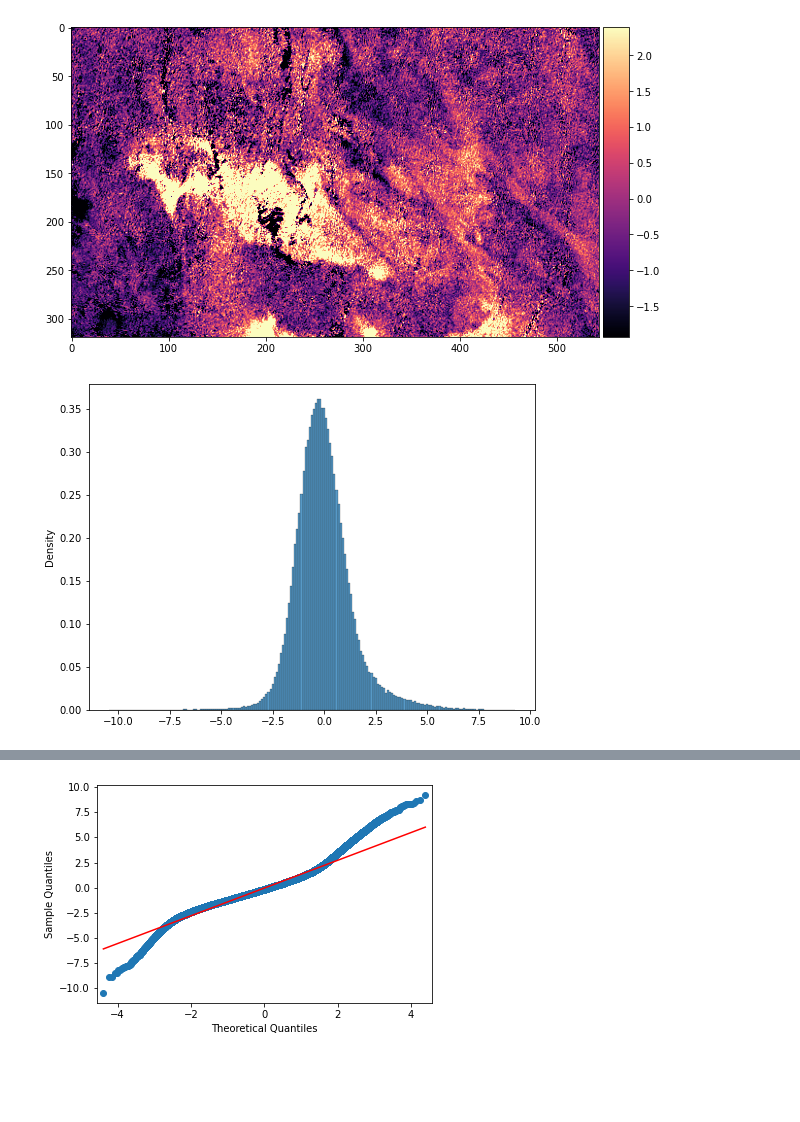
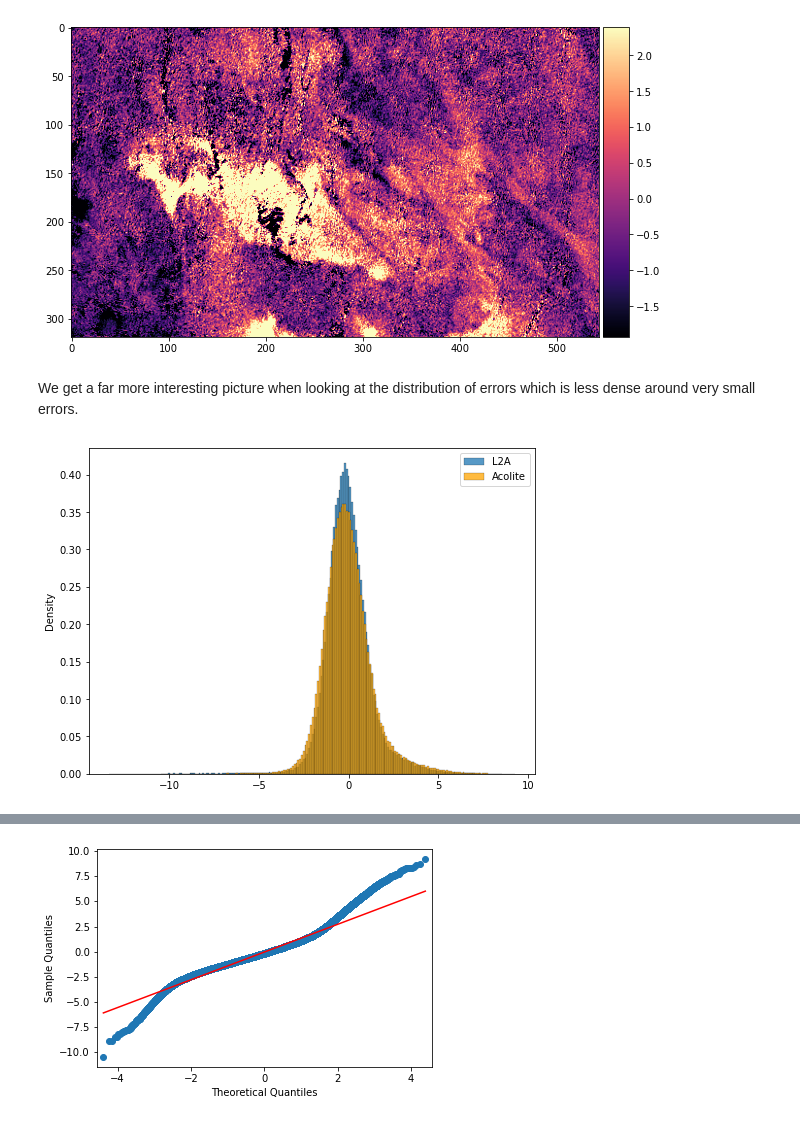
Before and after one commit to WalternativE/evaluation-preprocessing-methods-sentinel2-ml-based-bathymetry-estimation, a Jupyter notebook: notebooks/07__stumpf_log_regression_puerto_rico.ipynb, the cells around one changed output, grey strips where cells are left out. Drawn from its saved outputs; the diff is of its cells as text; code cells hidden in the pictures; blank space fills up the shorter version.

```diff
--- a/notebooks/07__stumpf_log_regression_puerto_rico.ipynb
+++ b/notebooks/07__stumpf_log_regression_puerto_rico.ipynb
@@ -251,13 +268,0 @@ np.sqrt(mean_squared_error(y_train, ypred))
-# %%
-mask_complete_single_band = np.squeeze(train_test_eop[(FeatureType.MASK_TIMELESS, 'bathy_data_mask')], axis=-1)
-_, y_all = get_X_y_for_split(
-    train_test_eop,
-    split_type=SplitType.All,
-    data_feature=(FeatureType.DATA, f'{acolite_product}_data'),
-    label_feature=(FeatureType.DATA_TIMELESS, 'bathy_data'),
-)
-X_all = get_stumpf_log_ratio(train_test_eop, (FeatureType.DATA, f'{acolite_product}_data'), mask_complete_single_band)
-
-acolite_sdb_estimation_values, acolite_sdb_estimation_map = create_sdb_estimation(train_test_eop, reg, X_all)
-eolx.visualization.plot_ndarray_band(acolite_sdb_estimation_map, cmap='viridis')
-plt.show()
@@ -269,10 +274,16 @@ eolx.visualization.plot_ndarray_band(acolite_sdb_errors, cmap='magma')
 plt.show()
 # %% [output]
 [figure]
+# %% [markdown]
+We get a far more interesting picture when looking at the distribution of errors which is less dense around very small errors.
 # %%
 fig, ax = plt.subplots(figsize=(8, 6))
 acolite_sdb_residuals = acolite_sdb_estimation_values - y_all
-sns.histplot(acolite_sdb_residuals, binwidth=0.1, stat='density', ax=ax)
+
+sns.histplot(l2a_sdb_residuals, binwidth=0.1, label='L2A', stat='density', ax=ax)
+sns.histplot(acolite_sdb_residuals, binwidth=0.1, label='Acolite', stat='density', color='orange', ax=ax)
+
+plt.legend()
 plt.show()
 # %% [output]
-[figure, old version]
+[figure, new version]
```
Also changed, not shown: parts of 24 cells of this notebook.
